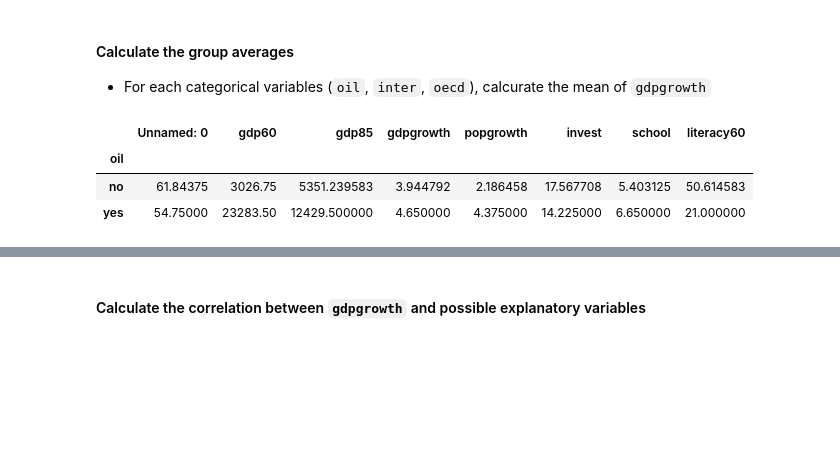
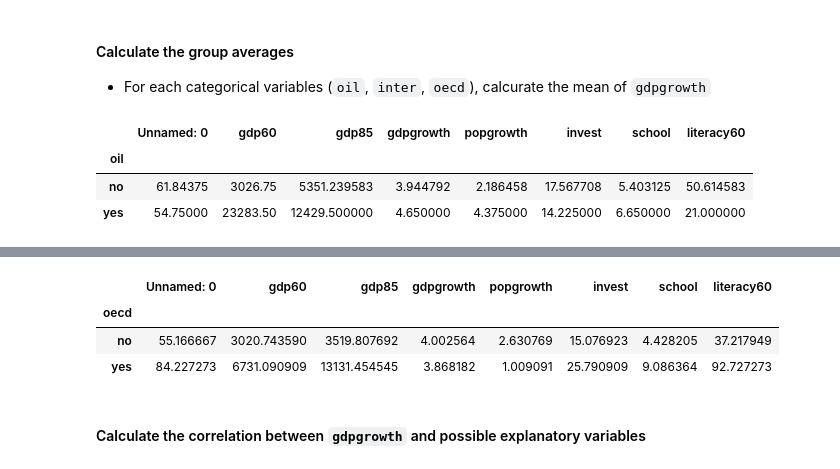
Before and after one commit to zeitgeist-hash/GV918-Week04, a Jupyter notebook: Week_04_Class_Exercise_1.ipynb, the cells around one changed output, grey strips where cells are left out. Drawn from its saved outputs; the diff is of its cells as text; code cells hidden in the pictures; blank space fills up the shorter version.

```diff
--- a/Week_04_Class_Exercise_1.ipynb
+++ b/Week_04_Class_Exercise_1.ipynb
@@ -151,3 +183,10 @@ df_gdp.groupby("oil").mean()
+# %%
+df_gdp.groupby("oecd").mean()
+# %% [output]
+|  | Unnamed: 0 | gdp60 | gdp85 | gdpgrowth | popgrowth | invest | school | literacy60 |
+| oecd |  |  |  |  |  |  |  |  |
+| no | 55.166667 | 3020.743590 | 3519.807692 | 4.002564 | 2.630769 | 15.076923 | 4.428205 | 37.217949 |
+| yes | 84.227273 | 6731.090909 | 13131.454545 | 3.868182 | 1.009091 | 25.790909 | 9.086364 | 92.727273 |
 # %% [markdown]
 #### Calculate the correlation between `gdpgrowth` and possible explanatory variables
 # %%
```
Also changed, not shown: parts of 6 cells of this notebook.
